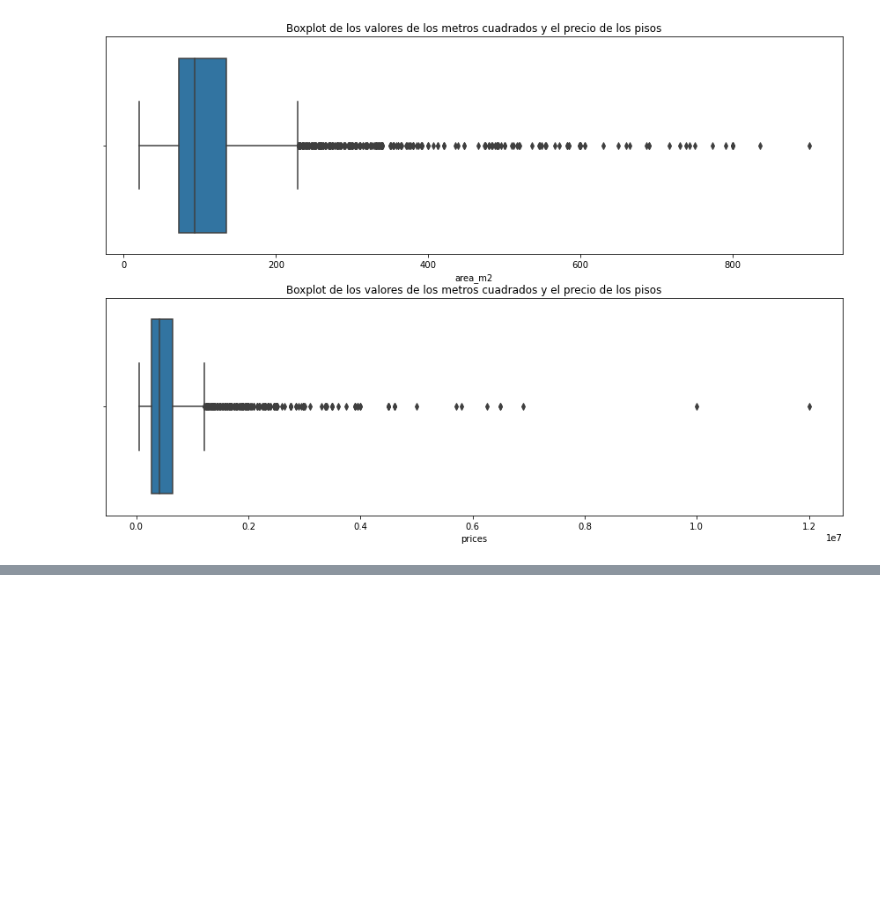
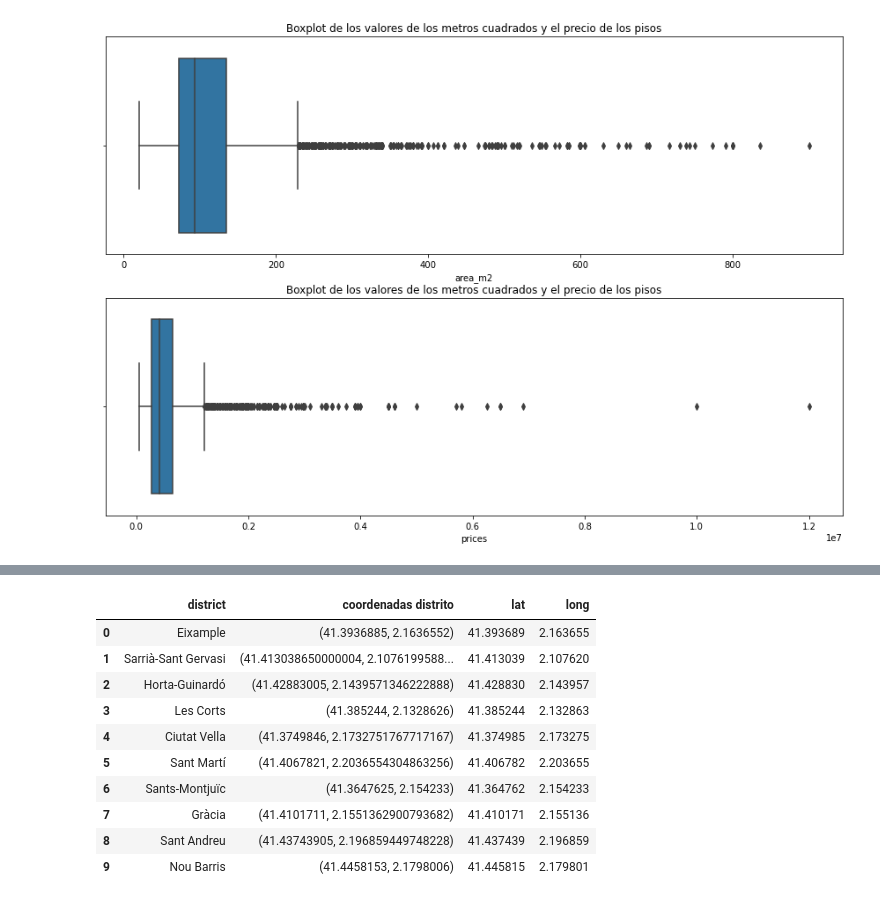
Before and after one commit to pauclaret/idealista_prices, a Jupyter notebook: test.ipynb, the cells around one changed output, grey strips where cells are left out. Saved outputs shown, nothing was run; the diff lists cells and outputs as text; code cells hidden in the pictures; blank space fills up the shorter version.

```diff
--- a/test.ipynb
+++ b/test.ipynb
@@ -363,0 +382,18 @@ plt.show()
+# %%
+# Ampliar la columna de coordenadas y crear dos nuevas, lat y long:
+
+df_distritos_unicos[["lat", "long"]] = df_distritos_unicos.apply(lambda d: sacar_coordenadas(d[0]), axis = 1, result_type = "expand")
+
+df_distritos_unicos
+# %% [output]
+|  | district | coordenadas distrito | lat | long |
+| 0 | Eixample | (41.3936885, 2.1636552) | 41.393689 | 2.163655 |
+| 1 | Sarrià-Sant Gervasi | (41.413038650000004, 2.1076199588... | 41.413039 | 2.107620 |
+| 2 | Horta-Guinardó | (41.42883005, 2.1439571346222888) | 41.428830 | 2.143957 |
+| 3 | Les Corts | (41.385244, 2.1328626) | 41.385244 | 2.132863 |
+| 4 | Ciutat Vella | (41.3749846, 2.1732751767717167) | 41.374985 | 2.173275 |
+| 5 | Sant Martí | (41.4067821, 2.2036554304863256) | 41.406782 | 2.203655 |
+| 6 | Sants-Montjuïc | (41.3647625, 2.154233) | 41.364762 | 2.154233 |
+| 7 | Gràcia | (41.4101711, 2.1551362900793682) | 41.410171 | 2.155136 |
+| 8 | Sant Andreu | (41.43743905, 2.196859449748228) | 41.437439 | 2.196859 |
+| 9 | Nou Barris | (41.4458153, 2.1798006) | 41.445815 | 2.179801 |
```
Also changed, not shown: parts of 7 cells of this notebook.
